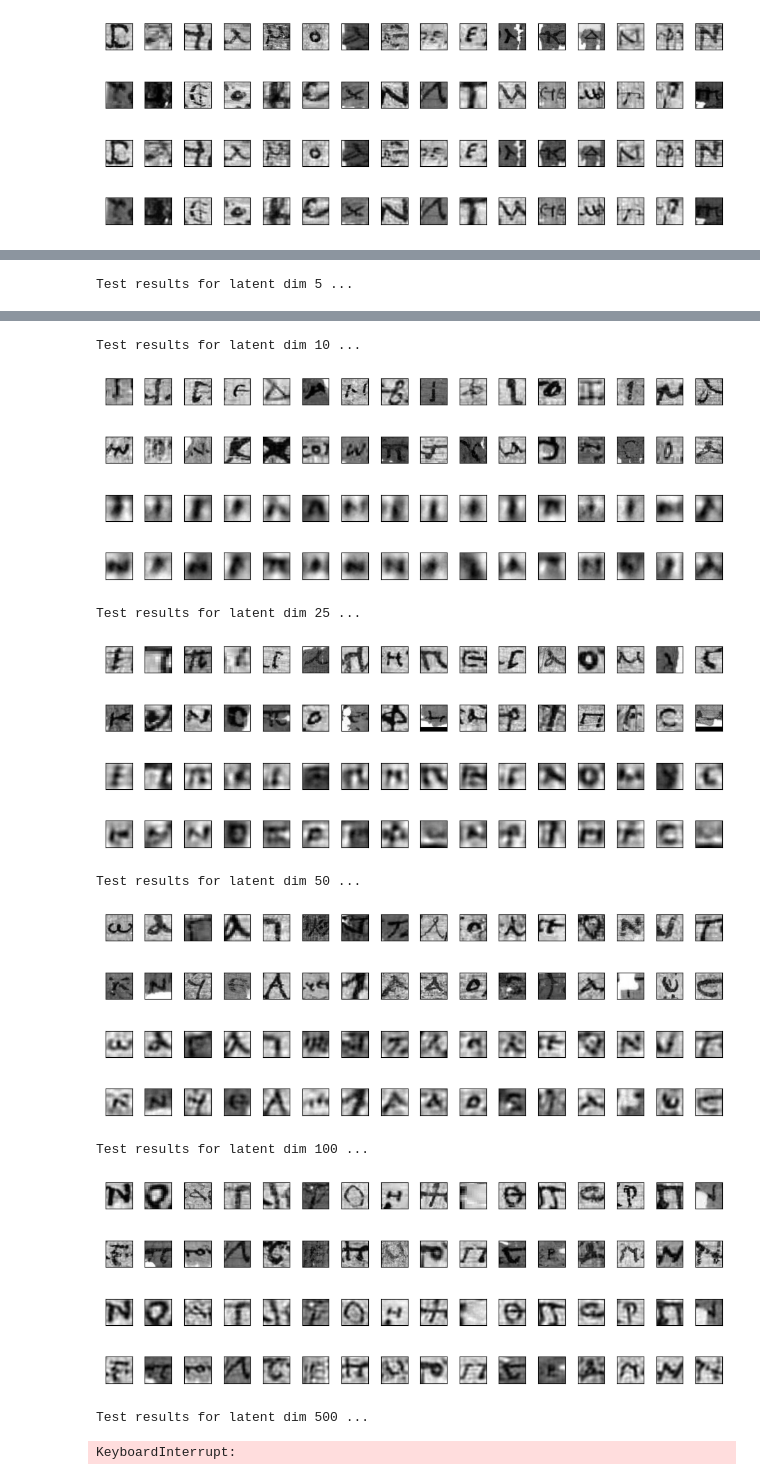
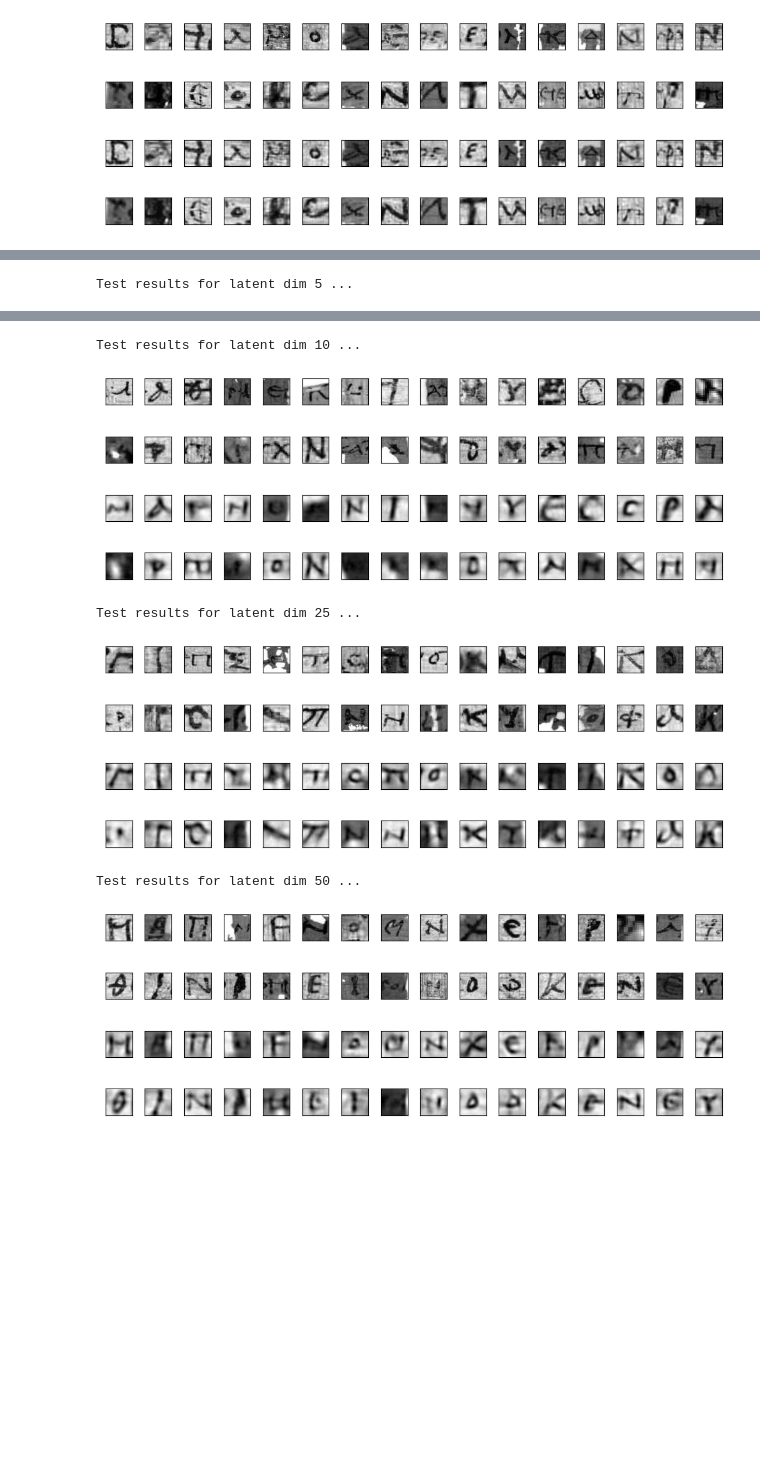
Before and after one commit to Wishmitha/Vesuvius, a Jupyter notebook: alpub_autoencoder/alpub_autoencoder.ipynb, the cells around one changed output, grey strips where cells are left out. Drawn from its saved outputs; the diff is of its cells as text; code cells hidden in the pictures; blank space fills up the shorter version.

Commit message:
Finalize initial evaluation for Multilayered Autoencoder

```diff
--- a/alpub_autoencoder/alpub_autoencoder.ipynb
+++ b/alpub_autoencoder/alpub_autoencoder.ipynb
@@ -376,14 +376,14 @@ class MultiAutoencoder(nn.Module):
         decoded = self.decoder(encoded)
         return decoded
 # %%
-for latent_dim in [5,10]: # train for [2,5,10,20,100,500] latent dims
+for latent_dim in [2,5,10,25,50]: # train for [2,5,10,25,50] latent dims
 
     print("Training model with", latent_dim,"latent dimensions...")
 
     input_dim = 4900  # Dimensionality of the input data
     hidden_dim_1 = 1000
-    hidden_dim_2 = 100
-    hidden_dim_3 = 10
+    hidden_dim_2 = 500
+    hidden_dim_3 = 100
 
     model = MultiAutoencoder(input_dim, latent_dim, hidden_dim_1, hidden_dim_2, hidden_dim_3)
     model = model.to(device)
@@ -391,7 +391,7 @@ for latent_dim in [5,10]: # train for [2,5,10,20,100,500] latent dims
     criterion = nn.MSELoss()
     optimizer = optim.Adam(model.parameters(), lr=0.001)
 
-    num_epochs = 50
+    num_epochs = 10
     batch_size = 64
     best_test_loss = float('inf')
     best_model_state = None
@@ -498,9 +522,9 @@ Epoch [50/50], Train Loss: 739.7527, Test Loss: 734.6719
 # %%
-for latent_dim in [2,5,10,25,50,100,500]: # evaluate for [2,5,10,25,50,100,500] latent dims
+for latent_dim in [2,5,10,25,50]: # evaluate for [2,5,10,25,50] latent dims
 
     print('Test results for latent dim', latent_dim, '...')
 
-    model = torch.load('../models/alpub_autoencoder_dim_'+str(latent_dim)+'.pt')
+    model = torch.load('../models/alpub_multi_autoencoder_dim_'+str(latent_dim)+'.pt')
     # Set the model to evaluation mode
     model.eval()
 
@@ -540,10 +564,6 @@ Test results for latent dim 5 ...
 Test results for latent dim 10 ...
-[figure, old version]
+[figure, new version]
 Test results for latent dim 25 ...
-[figure, old version]
+[figure, new version]
 Test results for latent dim 50 ...
-[figure, old version]
+[figure, new version]
-Test results for latent dim 100 ...
-[figure, removed]
-Test results for latent dim 500 ...
-KeyboardInterrupt:
```
Also changed, not shown: parts of 6 cells of this notebook, 5 other files.
